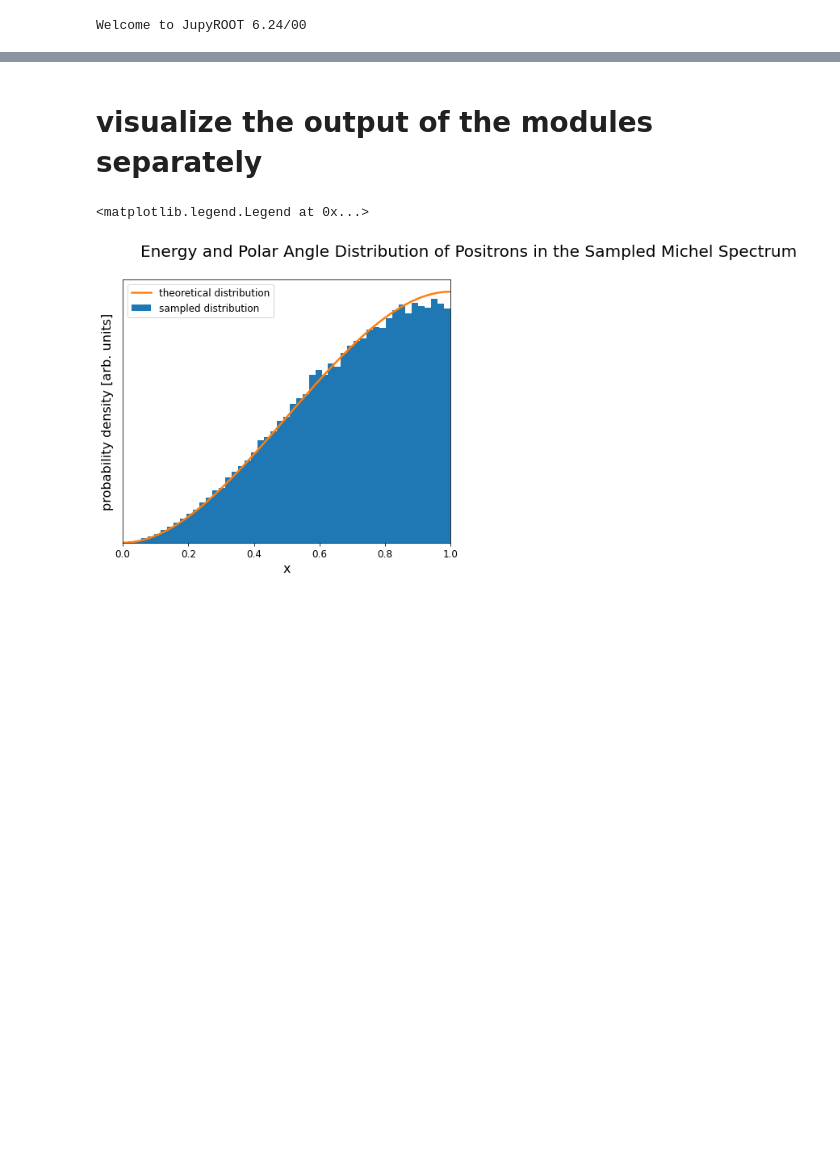
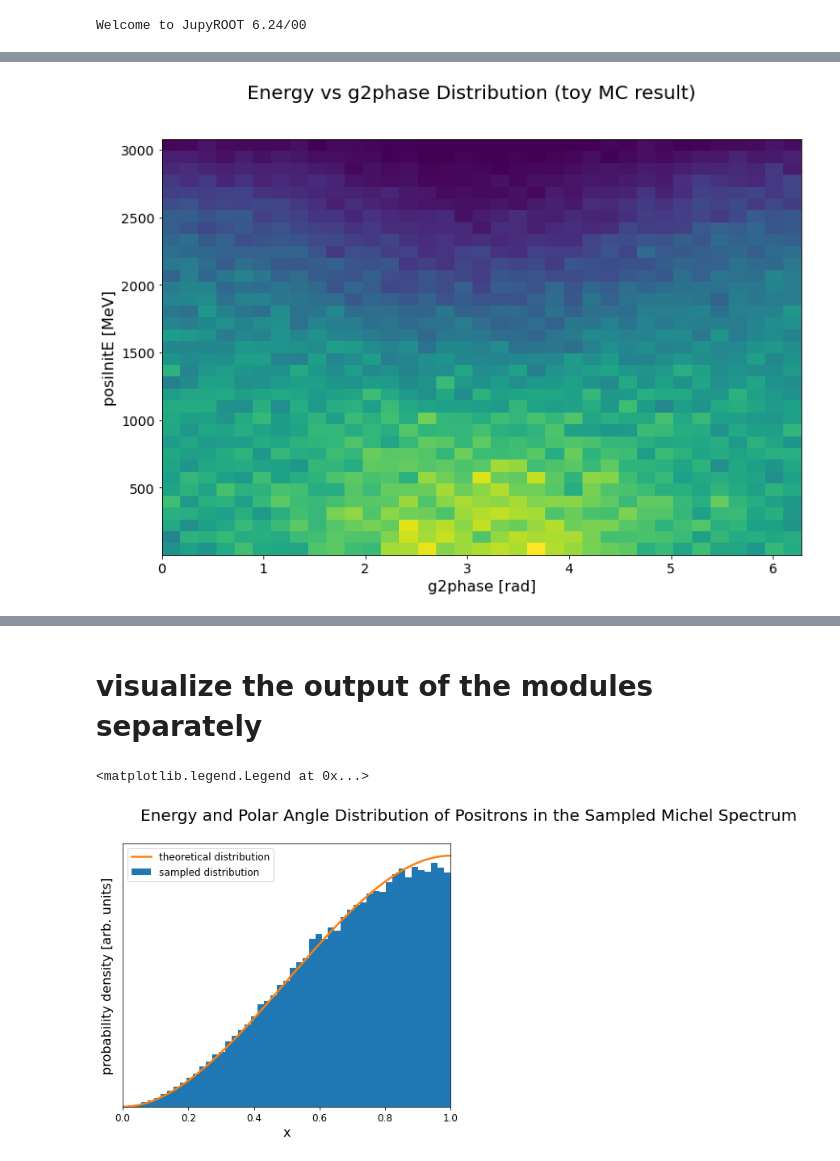
Before and after one commit to junkai2998/HybridMCforGM2, a Jupyter notebook: 02_positron_sampling/new_feature.ipynb, the cells around one changed output, grey strips where cells are left out. Saved outputs shown, nothing was run; the diff lists cells and outputs as text; code cells hidden in the pictures; blank space fills up the shorter version.

```diff
--- a/02_positron_sampling/new_feature.ipynb
+++ b/02_positron_sampling/new_feature.ipynb
@@ -344,0 +407,4 @@ for i in range(N_events):
+# %%
+EvPhase()
+# %% [output]
+[figure, added]
```
Also changed, not shown: parts of 21 cells of this notebook, 3 other files.
